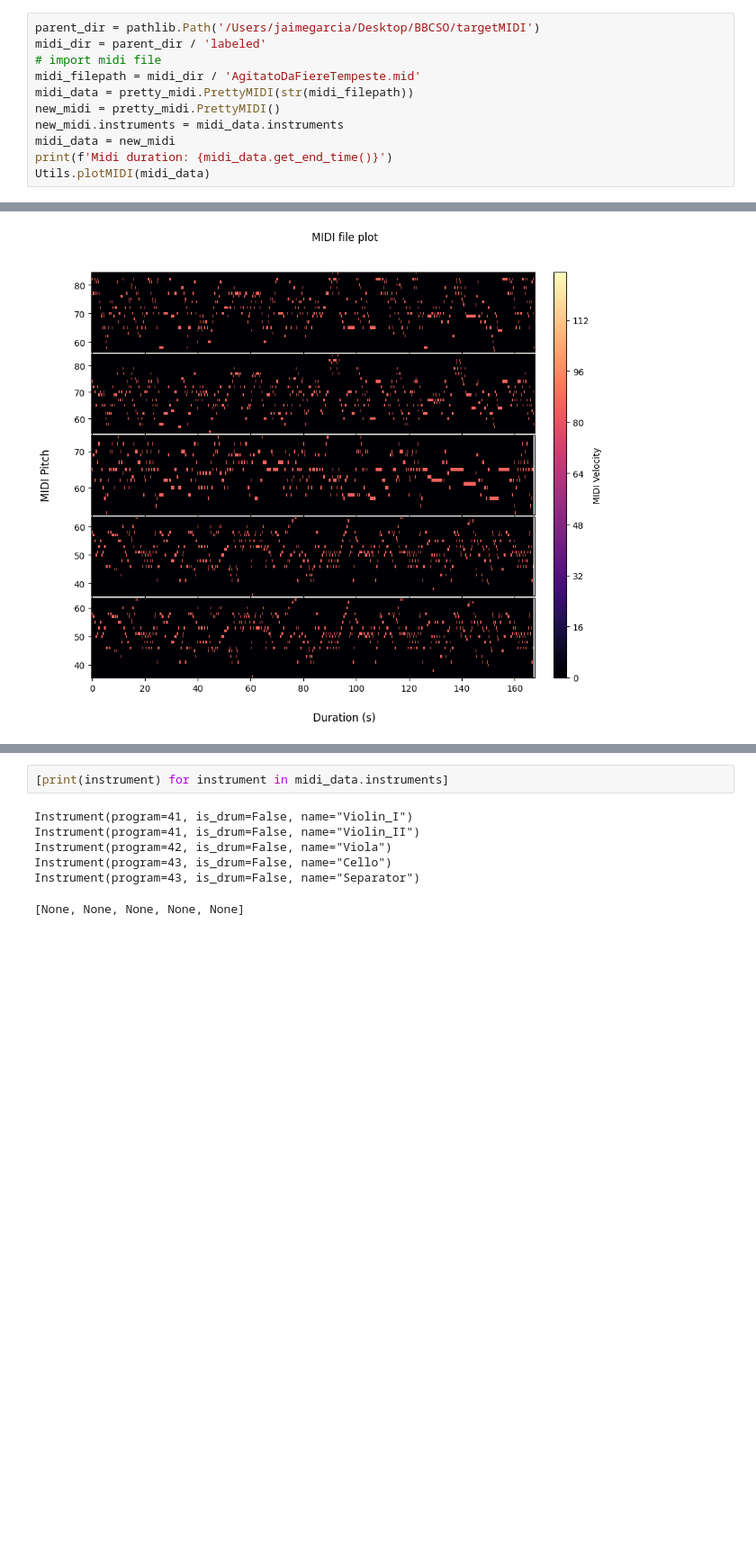
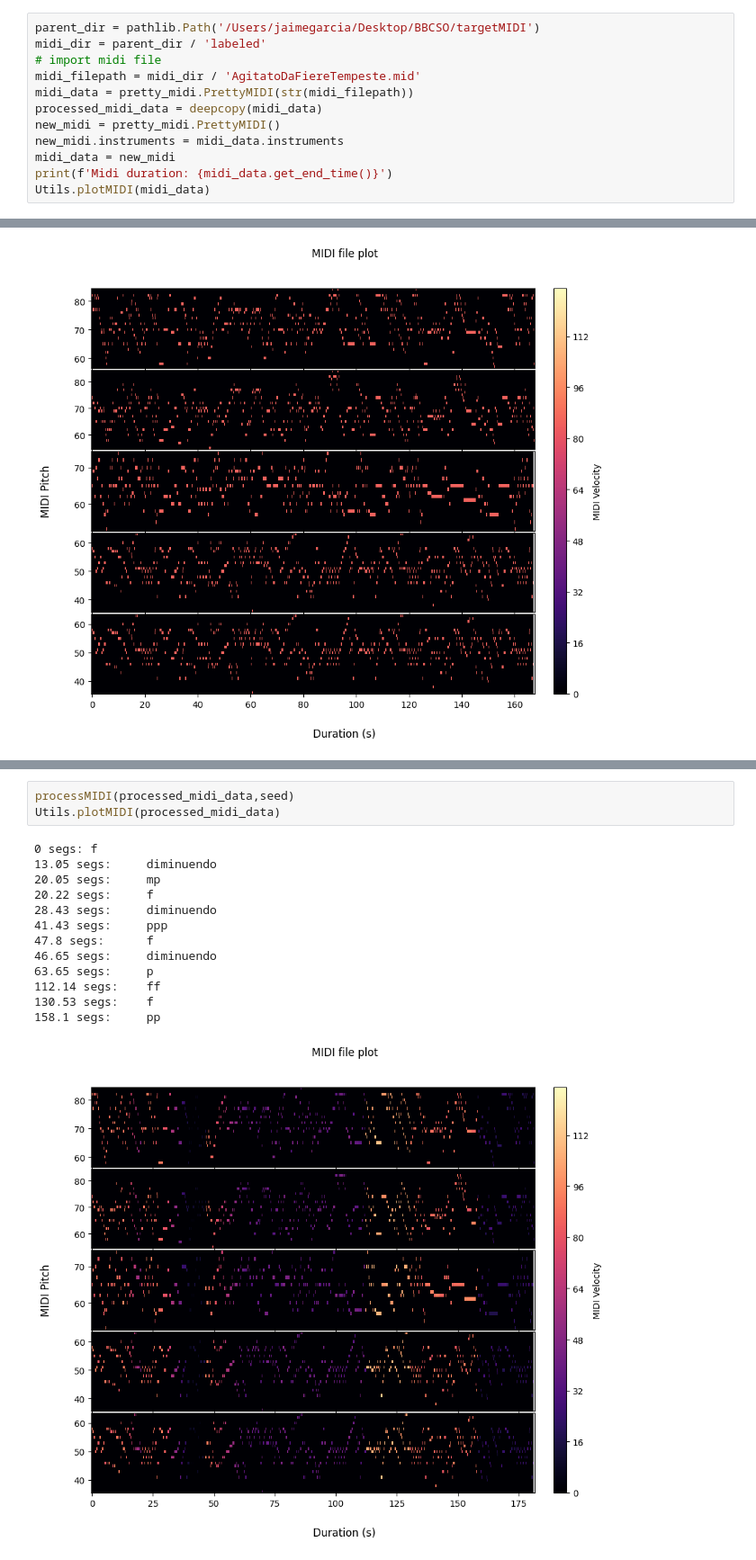
Before and after one commit to repertorium/HQ-SOD-generator, a Jupyter notebook: showcase.ipynb, the cells around one changed output, grey strips where cells are left out. Shown at 90% size. Cells and saved outputs as stored; diff of their text form; blank space fills up the shorter version.

```diff
--- a/showcase.ipynb
+++ b/showcase.ipynb
@@ -13,6 +14,7 @@ midi_dir = parent_dir / 'labeled'
 # import midi file
 midi_filepath = midi_dir / 'AgitatoDaFiereTempeste.mid'
 midi_data = pretty_midi.PrettyMIDI(str(midi_filepath))
+processed_midi_data = deepcopy(midi_data)
 new_midi = pretty_midi.PrettyMIDI()
 new_midi.instruments = midi_data.instruments
 midi_data = new_midi
@@ -100,10 +102,18 @@ ControlChange(number=32, value=1, time=173.806627)
 Separator
-# %%
-[print(instrument) for instrument in midi_data.instruments]
-# %% [output]
-Instrument(program=41, is_drum=False, name="Violin_I")
-Instrument(program=41, is_drum=False, name="Violin_II")
-Instrument(program=42, is_drum=False, name="Viola")
-Instrument(program=43, is_drum=False, name="Cello")
-Instrument(program=43, is_drum=False, name="Separator")
-[None, None, None, None, None]
+# %%
+processMIDI(processed_midi_data,seed)
+Utils.plotMIDI(processed_midi_data)
+# %% [output]
+0 segs: f
+13.05 segs:     diminuendo
+20.05 segs:     mp
+20.22 segs:     f
+28.43 segs:     diminuendo
+41.43 segs:     ppp
+47.8 segs:      f
+46.65 segs:     diminuendo
+63.65 segs:     p
+112.14 segs:    ff
+130.53 segs:    f
+158.1 segs:     pp
+[figure, added]
```
Also changed, not shown: parts of 4 cells of this notebook, 3 other files.
